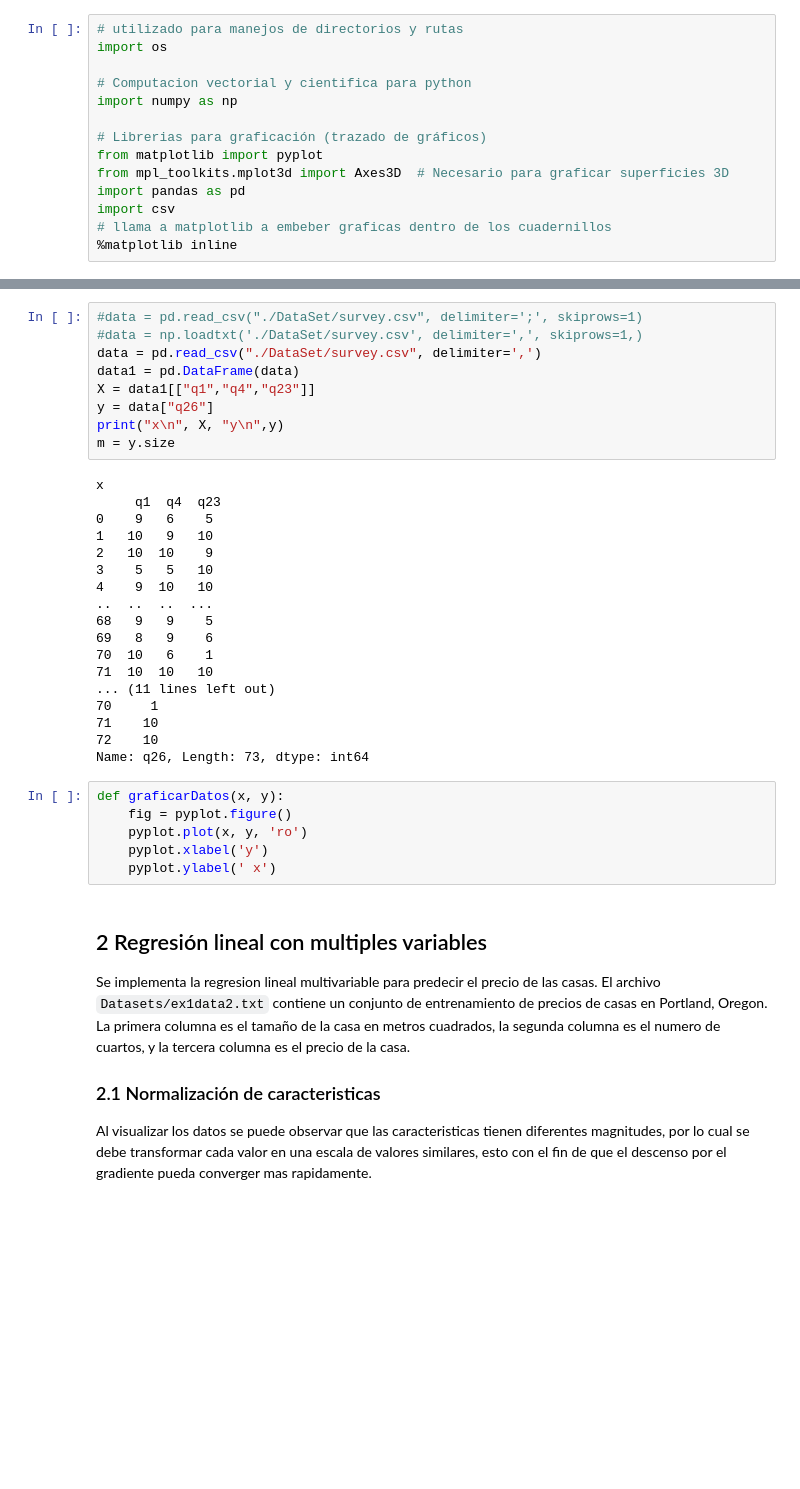
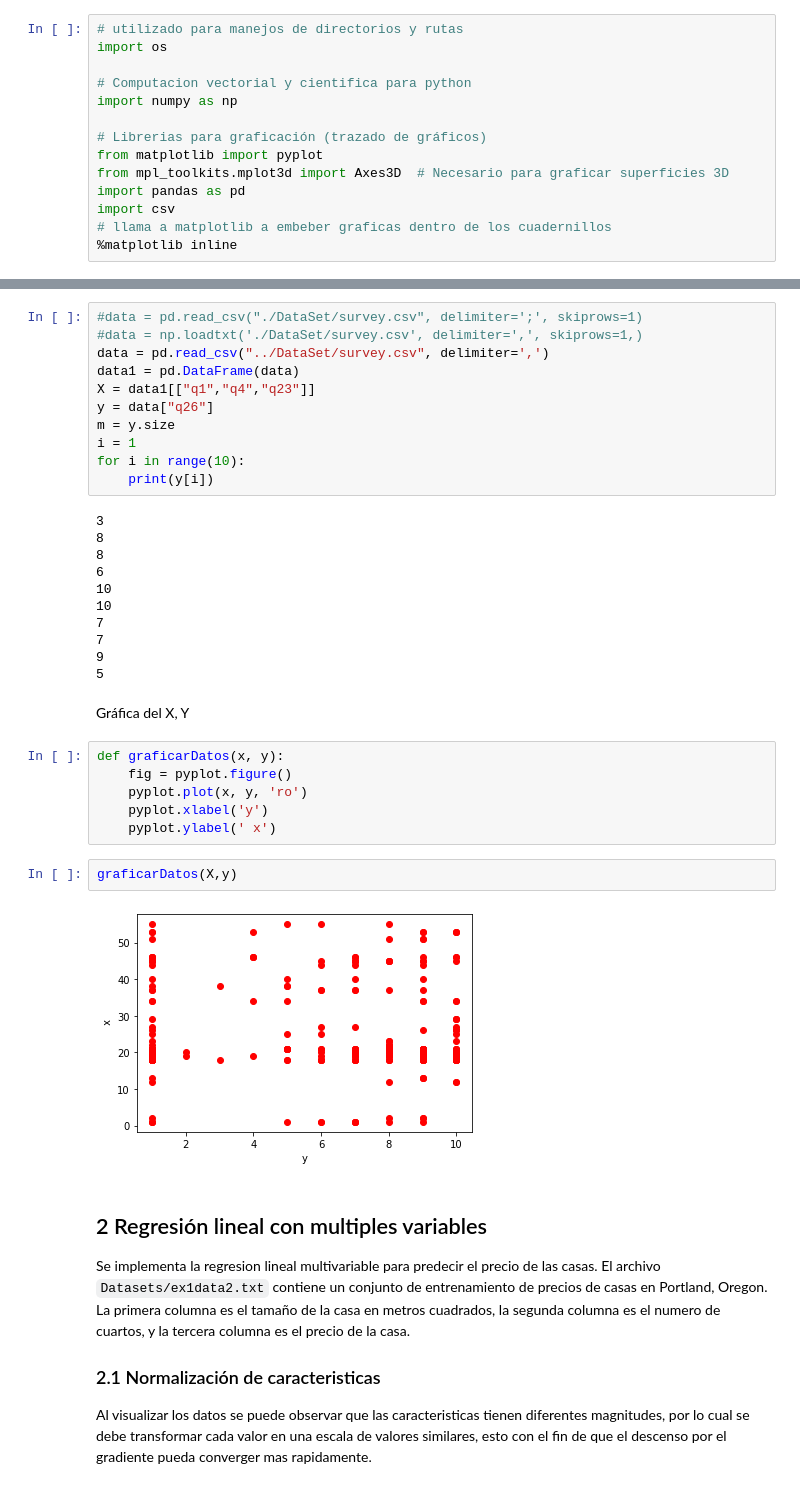
Before and after one commit to Mza1d/SIS420, a Jupyter notebook: Lab9/Lab9_RLM.ipynb, the cells around one changed output, grey strips where cells are left out. Saved outputs shown, nothing was run; the diff lists cells and outputs as text; blank space fills up the shorter version.

```diff
--- a/Lab9/Lab9_RLM.ipynb
+++ b/Lab9/Lab9_RLM.ipynb
@@ -31,36 +31,37 @@ data.describe()
 # %%
 #data = pd.read_csv("./DataSet/survey.csv", delimiter=';', skiprows=1)
 #data = np.loadtxt('./DataSet/survey.csv', delimiter=',', skiprows=1,)
-data = pd.read_csv("./DataSet/survey.csv", delimiter=',')
+data = pd.read_csv("../DataSet/survey.csv", delimiter=',')
 data1 = pd.DataFrame(data)
 X = data1[["q1","q4","q23"]]
 y = data["q26"]
-print("x\n", X, "y\n",y)
 m = y.size
+i = 1
+for i in range(10):
+    print(y[i])
 # %% [output]
-x
-     q1  q4  q23
-0    9   6    5
-1   10   9   10
-2   10  10    9
-3    5   5   10
-4    9  10   10
-..  ..  ..  ...
-68   9   9    5
-69   8   9    6
-70  10   6    1
-71  10  10   10
-... (11 lines left out)
-70     1
-71    10
-72    10
-Name: q26, Length: 73, dtype: int64
+3
+8
+8
+6
+10
+10
+7
+7
+9
+5
+# %% [markdown]
+Gráfica del X, Y
 # %%
 def graficarDatos(x, y):
     fig = pyplot.figure()
     pyplot.plot(x, y, 'ro')
     pyplot.xlabel('y')
     pyplot.ylabel(' x')
+# %%
+graficarDatos(X,y)
+# %% [output]
+[figure, added]
 # %% [markdown]
 ## 2 Regresión lineal con multiples variables
 
```
Also changed, not shown: parts of 4 cells of this notebook, 2 other files.
